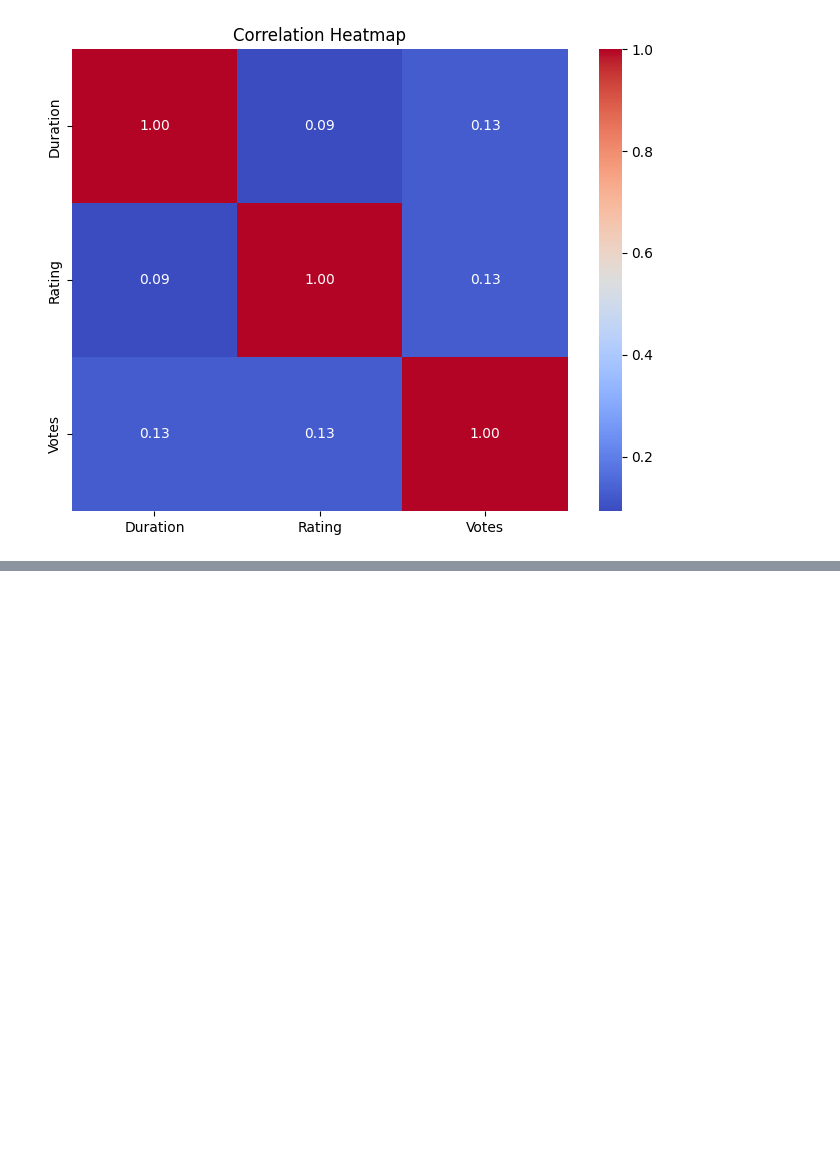
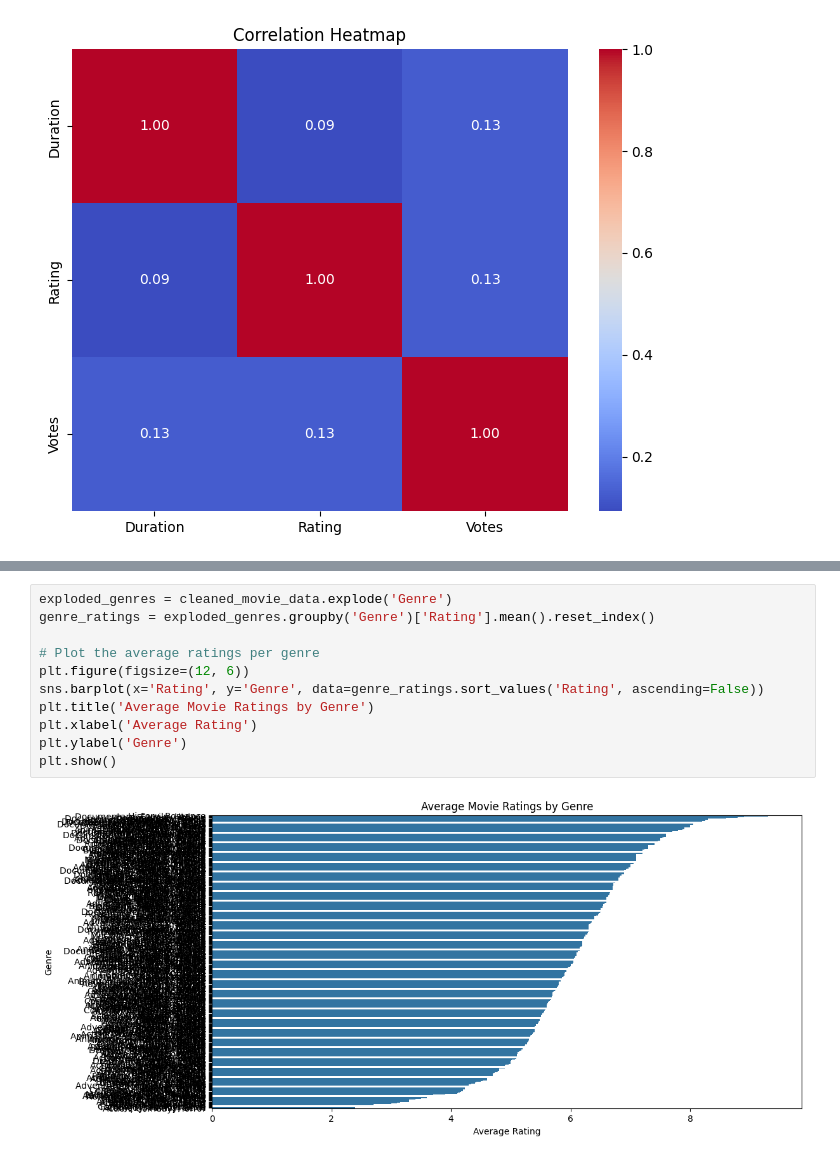
Before and after one commit to rubydamodar/MovieMind-Rating-Prediction, a Jupyter notebook: IMDB Movie Project Work/imdbpage.ipynb, the cells around one changed output, grey strips where cells are left out. Saved outputs shown, nothing was run; the diff lists cells and outputs as text; blank space fills up the shorter version.

```diff
--- a/IMDB Movie Project Work/imdbpage.ipynb
+++ b/IMDB Movie Project Work/imdbpage.ipynb
@@ -252,0 +265,13 @@ plt.show()
+# %%
+exploded_genres = cleaned_movie_data.explode('Genre')
+genre_ratings = exploded_genres.groupby('Genre')['Rating'].mean().reset_index()
+
+# Plot the average ratings per genre
+plt.figure(figsize=(12, 6))
+sns.barplot(x='Rating', y='Genre', data=genre_ratings.sort_values('Rating', ascending=False))
+plt.title('Average Movie Ratings by Genre')
+plt.xlabel('Average Rating')
+plt.ylabel('Genre')
+plt.show()
+# %% [output]
+[figure, added]
```
Also changed, not shown: parts of 9 cells of this notebook.
